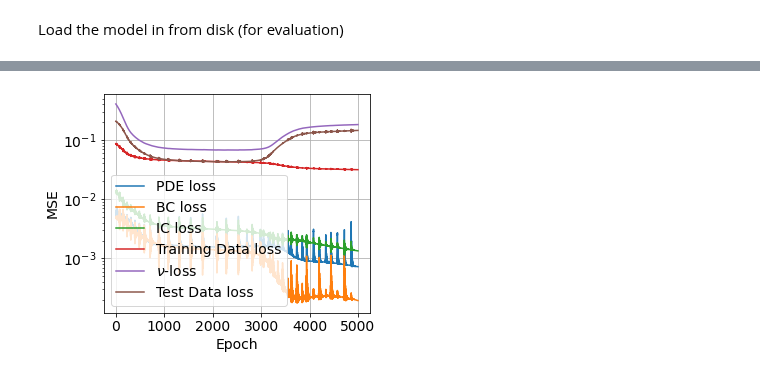
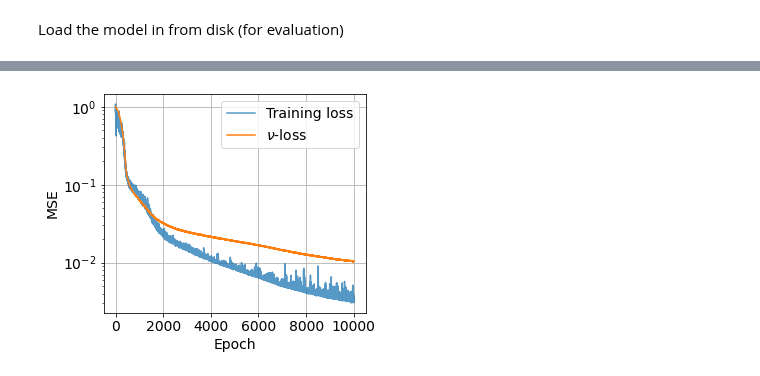
Before and after one commit to runehoejlund/deep-learning-pinn, a Jupyter notebook: PINN-Burgers-System-Identification.ipynb, the cells around one changed output, grey strips where cells are left out. Drawn from its saved outputs; the diff is of its cells as text; code cells hidden in the pictures.

Commit message:
System Identification with random sampling

```diff
--- a/PINN-Burgers-System-Identification.ipynb
+++ b/PINN-Burgers-System-Identification.ipynb
@@ -242,7 +224,7 @@ N_hid = 30
 N_layers = 3
 learning_rate = 0.001
 act_func = nn.Tanh()
-epochs = 5000
+epochs = 10000
 # %%
 net = Net(N_in=2, N_out=1, N_hid=N_hid, N_layers=N_layers,
     learning_rate=learning_rate, act_func=act_func)
@@ -251,0 +254,2 @@ N_params = number_of_parameters(net)
+# %%
+loss_pde, loss_bc, loss_ic, loss_train_data, loss_test_data, loss_nu = train(net, x_train, t_train, u_train, epochs)
@@ -252,12 +279,12 @@ N_params = number_of_parameters(net)
 # %%
-loss_pde, loss_bc, loss_ic, loss_data = torch.zeros(epochs), torch.zeros(epochs), torch.zeros(epochs), torch.zeros(epochs)
-loss_nu = torch.zeros(epochs)
-loss_test = torch.zeros(epochs)
-for e in range(epochs):
-    loss_pde[e], loss_bc[e], loss_ic[e], loss_data[e] = net.step(x, t, x_b, t_b, u_b, x_i, t_i, u_i, x_train, u_train, t_train)
-    loss_nu[e] = net.nu.detach().item() - true_nu
-    loss_test[e] = MSE(net, u_test, x_test, t_test)
-    progress(e, epochs)
-    if (e+1)%500 == 0:
-        print('\nEpoch: {:d}. Test data loss: {:.3f}'.format(e+1, loss_test[e]))
-        print('\nEpoch: {:d}. Nu deviation: {:.3f}'.format(e+1, loss_nu[e]))
+# loss_pde, loss_bc, loss_ic, loss_data = torch.zeros(epochs), torch.zeros(epochs), torch.zeros(epochs), torch.zeros(epochs)
+# loss_nu = torch.zeros(epochs)
+# loss_test = torch.zeros(epochs)
+# for e in range(epochs):
+#     loss_pde[e], loss_bc[e], loss_ic[e], loss_data[e] = net.step(x, t, x_b, t_b, u_b, x_i, t_i, u_i, x_train, u_train, t_train)
+#     loss_nu[e] = net.nu.detach().item() - true_nu
+#     loss_test[e] = MSE(net, u_test, x_test, t_test)
+#     progress(e, epochs)
+#     if (e+1)%500 == 0:
+#         print('\nEpoch: {:d}. Test data loss: {:.3f}'.format(e+1, loss_test[e]))
+#         print('\nEpoch: {:d}. Nu deviation: {:.3f}'.format(e+1, loss_nu[e]))
@@ -300,16 +309,16 @@ tensor([0.1848], requires_grad=True)
 # %%
 fig, ax = plt.subplots(figsize=(5,4))
-ax.semilogy(loss_pde.detach(), label='PDE loss')
-ax.semilogy(loss_bc.detach(), label='BC loss')
-ax.semilogy(loss_ic.detach(), label='IC loss')
-ax.semilogy(loss_data, label='Training Data loss')
+# ax.semilogy(loss_pde.detach(), label='PDE loss', alpha=0.75)
+# ax.semilogy(loss_bc.detach(), label='BC loss', alpha=0.75)
+# ax.semilogy(loss_ic.detach(), label='IC loss', alpha=0.75)
+ax.semilogy(loss_pde + loss_bc + loss_ic + loss_train_data, label='Training loss', alpha=0.75)
+# ax.semilogy(loss_test_data.detach(), label='Test Data loss', alpha=0.75)
 ax.semilogy(loss_nu, label=r'$\nu$-loss')
-ax.semilogy(loss_test.detach(), label='Test Data loss')
 ax.legend()
 ax.set_ylabel('MSE')
 ax.set_xlabel('Epoch')
 ax.grid()
 fig.tight_layout()
-# fig.savefig('./figs/hyperparams/Burger_loss_' + model_name + '.png', dpi=600)
+fig.savefig('./figs/system_identification/sysid_burger_loss.pdf')
 # %% [output]
-[figure, old version]
+[figure, new version]
```
Also changed, not shown: parts of 16 cells of this notebook, 5 other files.
